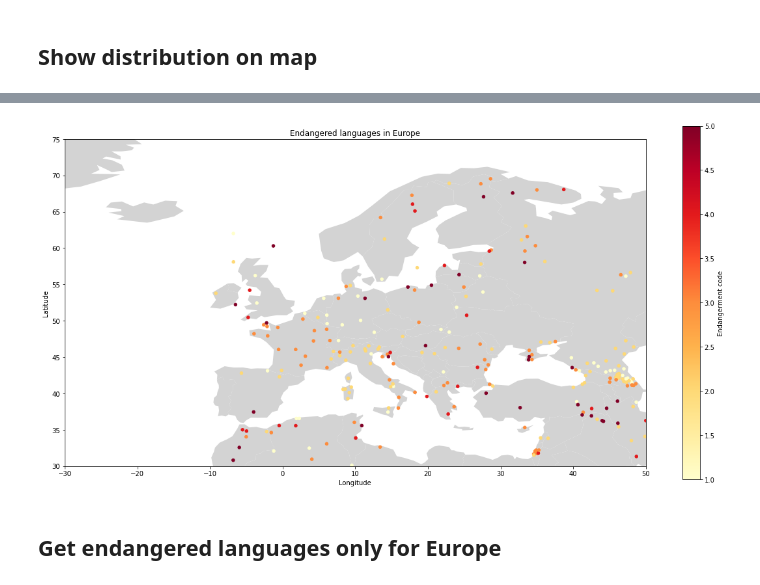
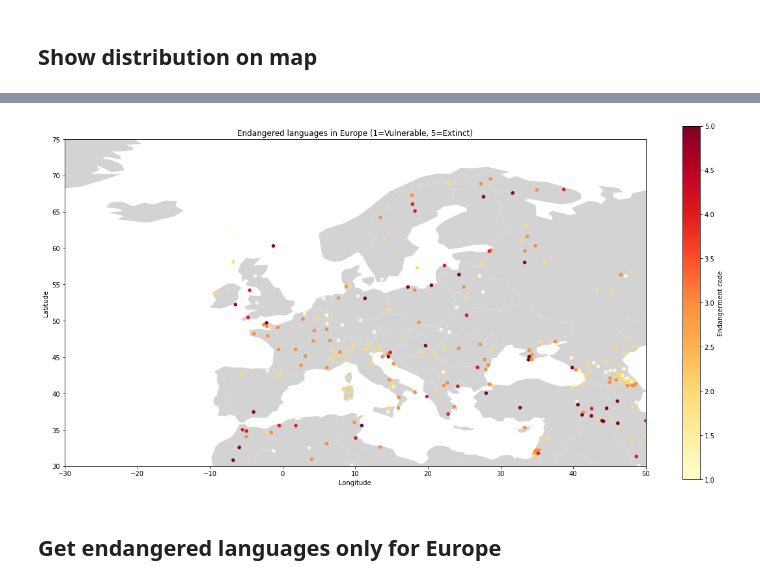
Before and after one commit to Eszti/lang-changes, a Jupyter notebook: notebooks/Eszti/unesco_endangered_lang_europe.ipynb, the cells around one changed output, grey strips where cells are left out. Drawn from its saved outputs; the diff is of its cells as text; code cells hidden in the pictures.

```diff
--- a/notebooks/Eszti/unesco_endangered_lang_europe.ipynb
+++ b/notebooks/Eszti/unesco_endangered_lang_europe.ipynb
@@ -108,24 +109,24 @@ countries_map.head()
 # %%
 # Plot Europe
 fig, ax = plt.subplots(figsize=(20, 10))
 
 countries_map.plot(color='lightgrey', ax=ax)
 plt.xlim([-30, 50])
 plt.ylim([30, 75])
 
 df.plot(
     x="Longitude",
     y="Latitude",
     kind="scatter",
-    title="Endangered languages in Europe",
+    title="Endangered languages in Europe (1=Vulnerable, 5=Extinct)",
     c="Endangerment code",
     colormap="YlOrRd",
     ax=ax,
 )
 
 plt.show()
 # %% [output]
-[figure, old version]
+[figure, new version]
 # %% [markdown]
 ## Get endangered languages only for Europe
 # %%
```
Also changed, not shown: parts of 2 cells of this notebook, 4 other files.
